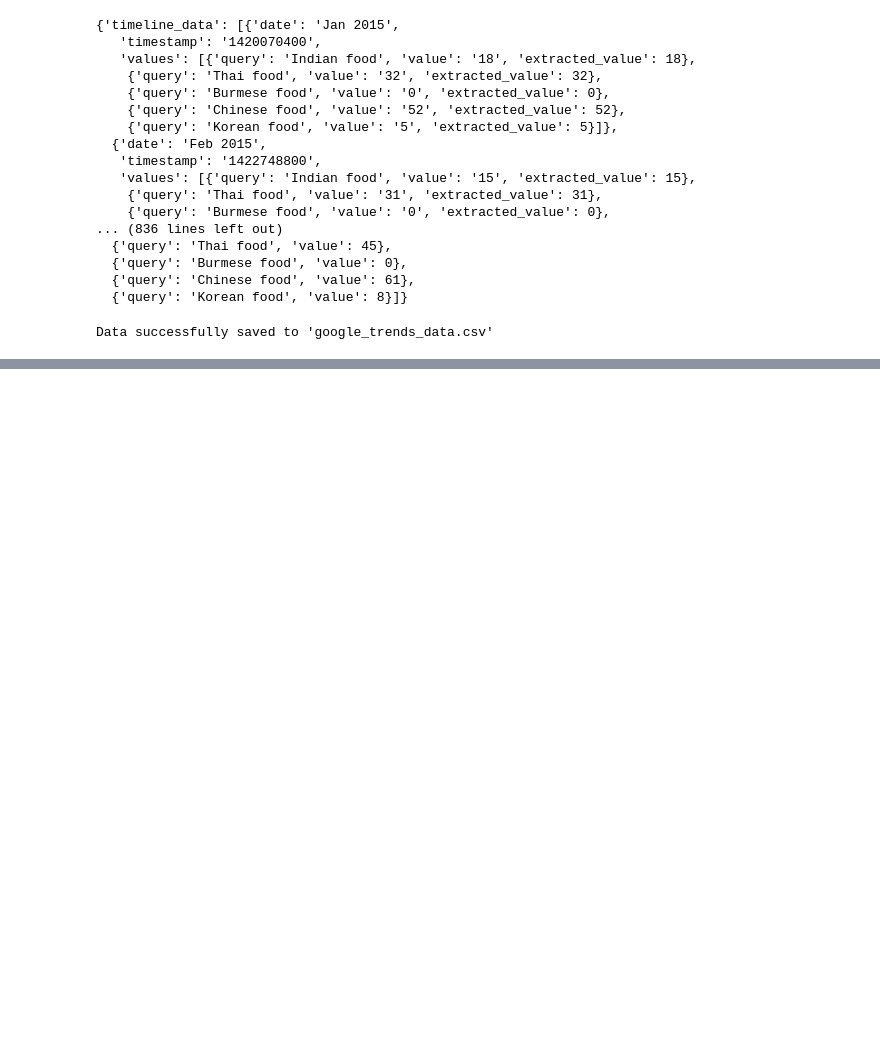
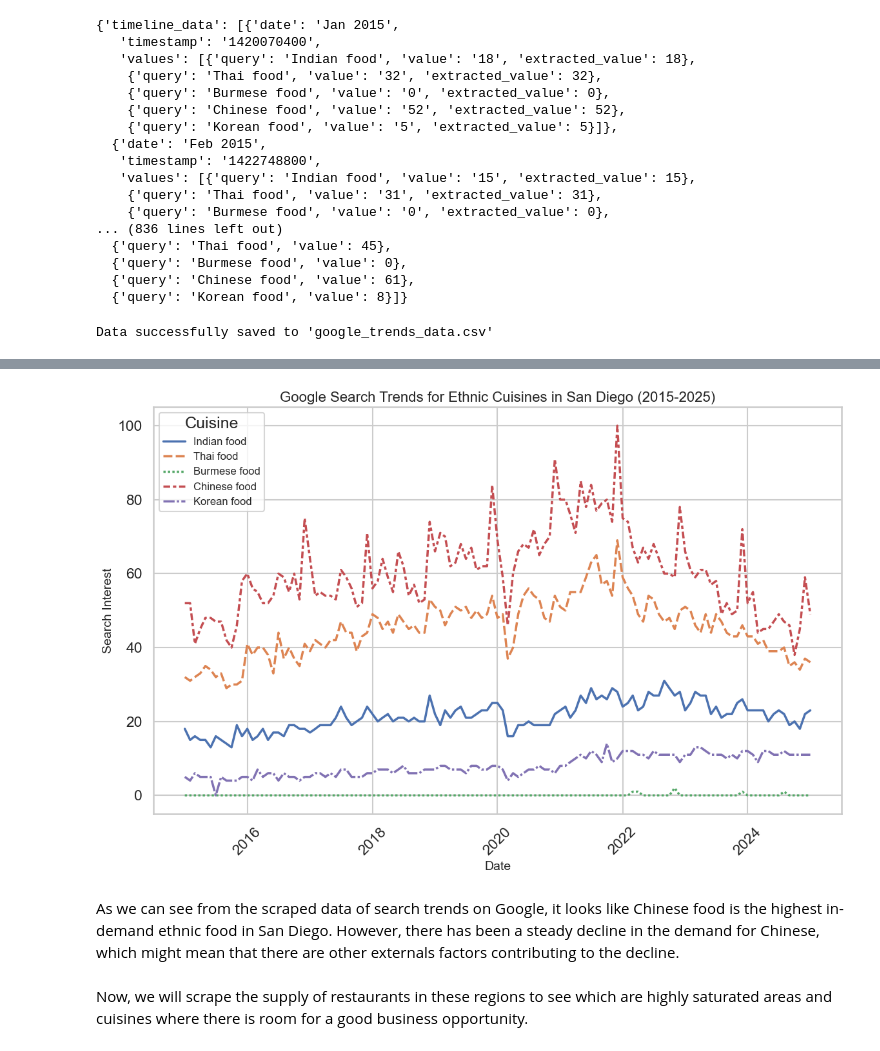
Before and after one commit to AungKyawWin20/MarketMunch, a Jupyter notebook: project.ipynb, the cells around one changed output, grey strips where cells are left out. Saved outputs shown, nothing was run; the diff lists cells and outputs as text; code cells hidden in the pictures; blank space fills up the shorter version.

Commit message:
San Diego Demand Scraping

```diff
--- a/project.ipynb
+++ b/project.ipynb
@@ -445,0 +444,3 @@ Next step : Scrape the trends in Google Search for the chosen city. Use Google T
+# %%
+sd_df = pd.read_csv("Datasets/google_trends_data.csv")
+sd_df.head()
@@ -445,0 +454,31 @@ Next step : Scrape the trends in Google Search for the chosen city. Use Google T
+# %%
+# Convert the 'date' column to datetime for better plotting
+sd_df['date'] = pd.to_datetime(sd_df['date'], format='%b %Y')
+
+# Set the style and context for Seaborn
+sns.set_theme(style="whitegrid", context="talk")
+
+# Create the line plot
+plt.figure(figsize=(12, 8))
+sns.lineplot(data=sd_df.set_index('date'), linewidth=2.5)
+
+# Add title and labels
+plt.title("Google Search Trends for Ethnic Cuisines in San Diego (2015-2025)", fontsize=16)
+plt.xlabel("Date", fontsize=14)
+plt.ylabel("Search Interest", fontsize=14)
+
+# Rotate x-axis labels for better readability
+plt.xticks(rotation=45)
+
+# Add a legend
+plt.legend(title="Cuisine", loc="upper left", fontsize=12)
+
+# Show the plot
+plt.tight_layout()
+plt.show()
+# %% [output]
+[figure, added]
+# %% [markdown]
+As we can see from the scraped data of search trends on Google, it looks like Chinese food is the highest in-demand ethnic food in San Diego. However, there has been a steady decline in the demand for Chinese, which might mean that there are other externals factors contributing to the decline.
+# %% [markdown]
+Now, we will scrape the supply of restaurants in these regions to see which are highly saturated areas and cuisines where there is room for a good business opportunity.
```
Also changed, not shown: parts of 2 cells of this notebook.
